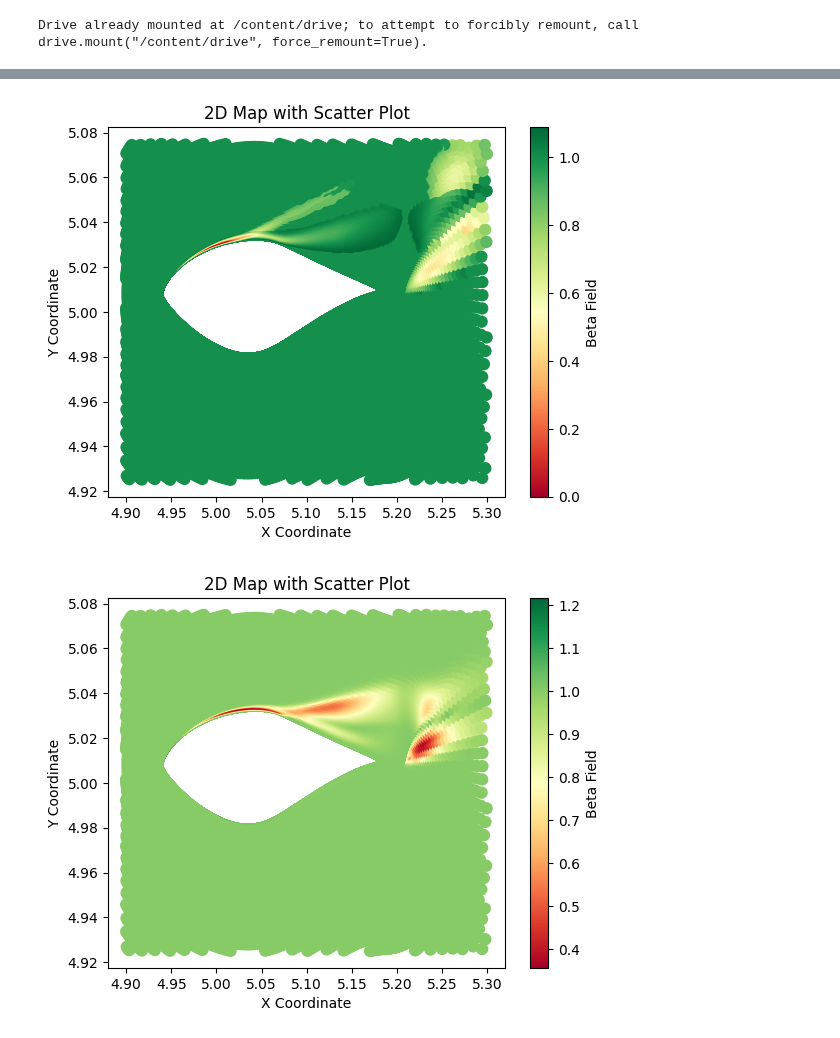
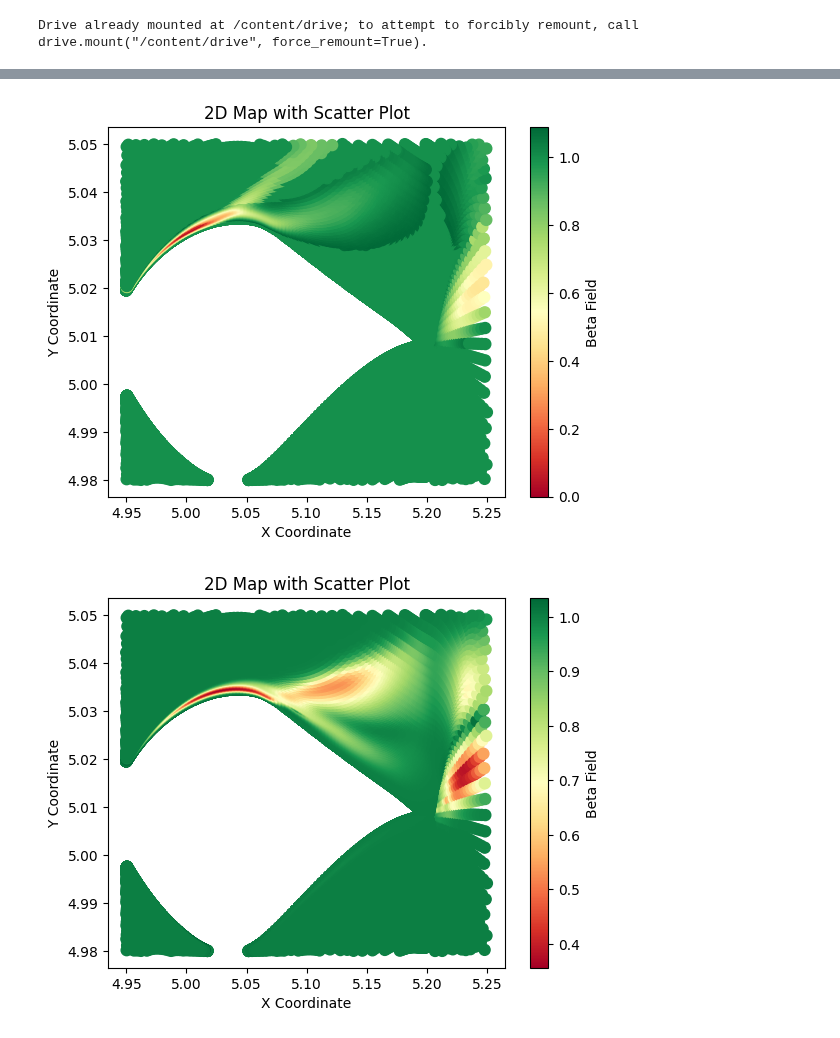
Before and after one commit to sudeepmenon17/PytorchforNN, a Jupyter notebook: AirfoilS809_SAmodel.ipynb, the cells around one changed output, grey strips where cells are left out. Cells and saved outputs as stored; diff of their text form; code cells hidden in the pictures.

```diff
--- a/AirfoilS809_SAmodel.ipynb
+++ b/AirfoilS809_SAmodel.ipynb
@@ -92,8 +92,8 @@ for item in frames:
   x1,y1,b1,f1,f2,f3,f4,f5,f6 = [[] for i in range(9)]
   # Filter data for the specified range of coordinates
   for i in range(len(xc)):
-    if xc[i]>=4.9 and xc[i]<=5.3:
-      if yc[i]>=4.925 and yc[i]<=5.075:
+    if xc[i]>=4.95 and xc[i]<=5.25:
+      if yc[i]>=4.98 and yc[i]<=5.05:
         x1.append(xc[i])
         y1.append(yc[i])
         b1.append(b[i])
@@ -159,9 +159,9 @@ for item in frames:
 
 df = pd.concat(ff)
 
-# # # df
-# # Data for beta>1.02 or beta<0.98
-# df_filtered = df[(df['beta'] > 1.000) | (df['beta'] < 0.9999)]
+# df
+# Data for beta>1.02 or beta<0.98
+df_filtered = df[(df['beta'] < 0.95)]
 
 # df_filtered = df[((df['x'] >=4.95) & (df['x'] <= 5.20) & (df['y'] >= 5.01) & (df['y'] <=5.03)) | df['beta'] <=0.5]
 # %% [output]
@@ -169,2 +169,2 @@ df = pd.concat(ff)
-[figure, old version]
+[figure, new version]
-[figure, old version]
+[figure, new version]
```
Also changed, not shown: parts of 5 cells of this notebook.
